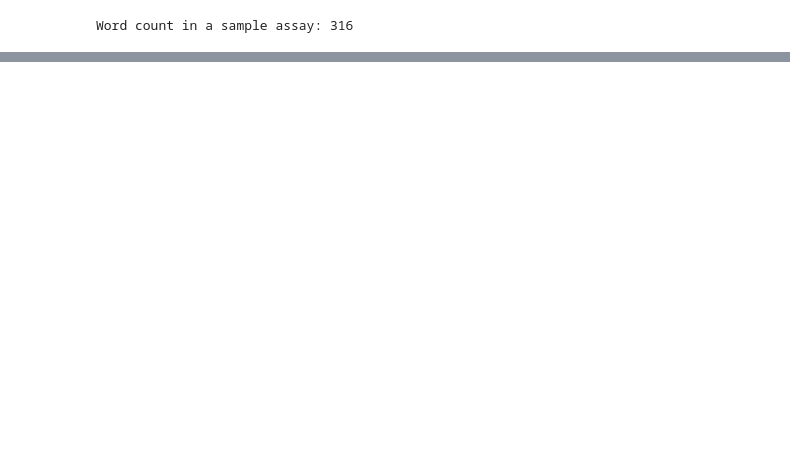
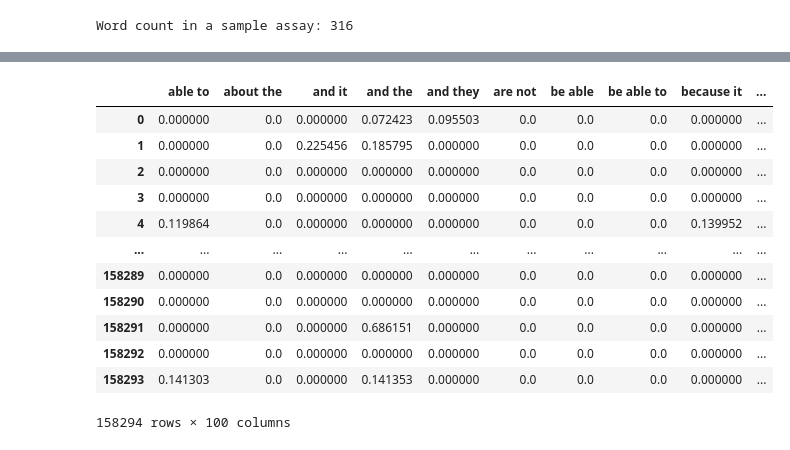
Before and after one commit to liron7722/AI-Generated-Text-Detector, a Jupyter notebook: AI_Generated_Text_Detector.ipynb, the cells around one changed output, grey strips where cells are left out. Drawn from its saved outputs; the diff is of its cells as text; code cells hidden in the pictures; blank space fills up the shorter version.

```diff
--- a/AI_Generated_Text_Detector.ipynb
+++ b/AI_Generated_Text_Detector.ipynb
@@ -602,0 +1017,18 @@ text_df.to_csv('./text_df_2024_11_14.csv', index=False)
+# %%
+ngrams_df=pd.read_csv('https://media.githubusercontent.com/media/liron7722/AI-Generated-Text-Detector/refs/heads/Production/data/tfidf_ngram_features.csv')
+# %%
+ngrams_df
+# %% [output]
+|  | able to | about the | and it | and the | and they | are not | be able | be able to | because it | ... |
+| 0 | 0.000000 | 0.0 | 0.000000 | 0.072423 | 0.095503 | 0.0 | 0.0 | 0.0 | 0.000000 | ... |
+| 1 | 0.000000 | 0.0 | 0.225456 | 0.185795 | 0.000000 | 0.0 | 0.0 | 0.0 | 0.000000 | ... |
+| 2 | 0.000000 | 0.0 | 0.000000 | 0.000000 | 0.000000 | 0.0 | 0.0 | 0.0 | 0.000000 | ... |
+| 3 | 0.000000 | 0.0 | 0.000000 | 0.000000 | 0.000000 | 0.0 | 0.0 | 0.0 | 0.000000 | ... |
+| 4 | 0.119864 | 0.0 | 0.000000 | 0.000000 | 0.000000 | 0.0 | 0.0 | 0.0 | 0.139952 | ... |
+| ... | ... | ... | ... | ... | ... | ... | ... | ... | ... | ... |
+| 158289 | 0.000000 | 0.0 | 0.000000 | 0.000000 | 0.000000 | 0.0 | 0.0 | 0.0 | 0.000000 | ... |
+| 158290 | 0.000000 | 0.0 | 0.000000 | 0.000000 | 0.000000 | 0.0 | 0.0 | 0.0 | 0.000000 | ... |
+| 158291 | 0.000000 | 0.0 | 0.000000 | 0.686151 | 0.000000 | 0.0 | 0.0 | 0.0 | 0.000000 | ... |
+| 158292 | 0.000000 | 0.0 | 0.000000 | 0.000000 | 0.000000 | 0.0 | 0.0 | 0.0 | 0.000000 | ... |
+| 158293 | 0.141303 | 0.0 | 0.000000 | 0.141353 | 0.000000 | 0.0 | 0.0 | 0.0 | 0.000000 | ... |
+158294 rows × 100 columns
```
Also changed, not shown: parts of 137 cells of this notebook.
